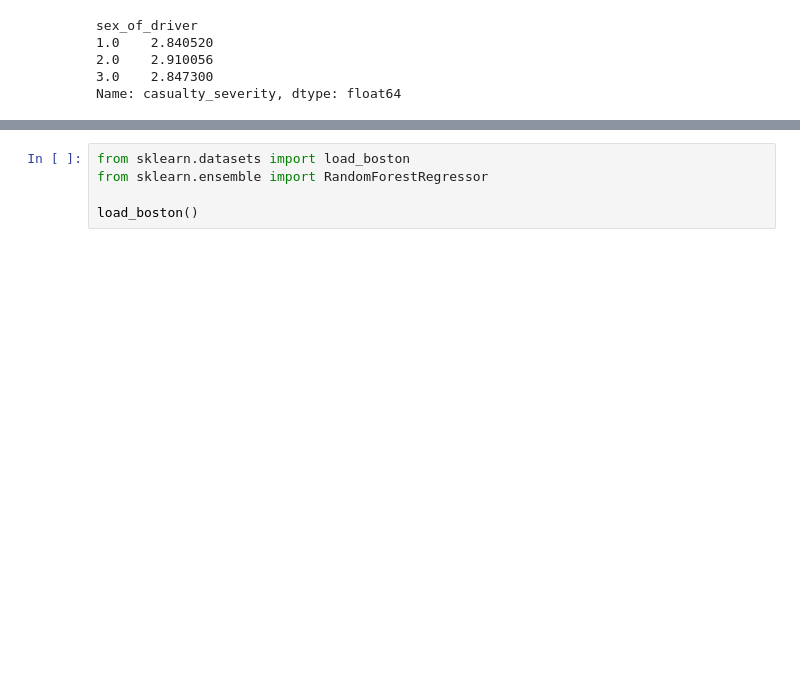
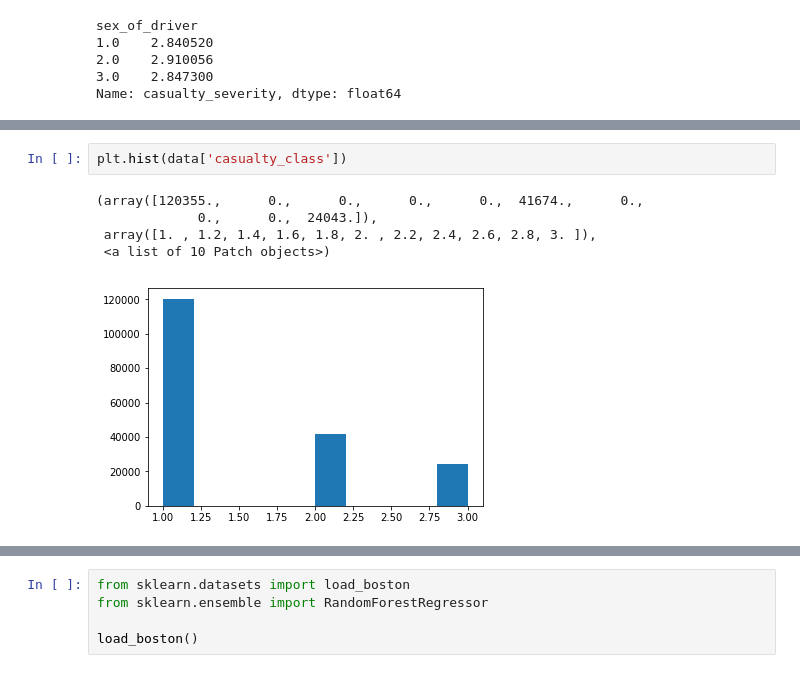
Before and after one commit to RajatRasal/Road-Accidents-Analysis-AI-Hack, a Jupyter notebook: DataCleaning.ipynb, the cells around one changed output, grey strips where cells are left out. Saved outputs shown, nothing was run; the diff lists cells and outputs as text; blank space fills up the shorter version.

```diff
--- a/DataCleaning.ipynb
+++ b/DataCleaning.ipynb
@@ -213,0 +162,8 @@ day_of_week
+# %%
+plt.hist(data['casualty_class'])
+# %% [output]
+(array([120355.,      0.,      0.,      0.,      0.,  41674.,      0.,
+             0.,      0.,  24043.]),
+ array([1. , 1.2, 1.4, 1.6, 1.8, 2. , 2.2, 2.4, 2.6, 2.8, 3. ]),
+ <a list of 10 Patch objects>)
+[figure, added]
```
Also changed, not shown: parts of 10 cells of this notebook.
